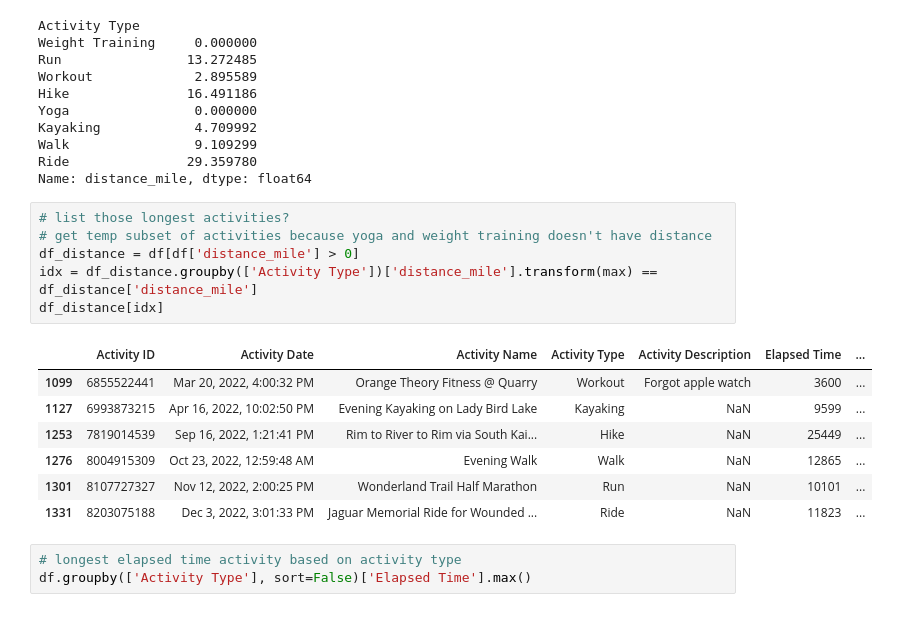
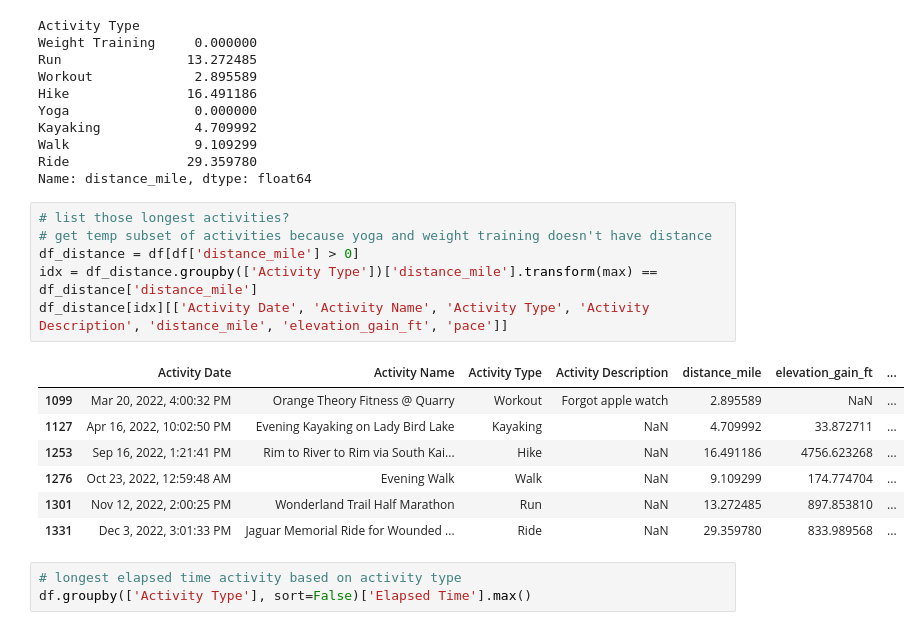
Before and after one commit to dazhaoniel/strava-recap-2022, a Jupyter notebook: strava2022.ipynb, the cells around one changed output. Saved outputs shown, nothing was run; the diff lists cells and outputs as text.

```diff
--- a/strava2022.ipynb
+++ b/strava2022.ipynb
@@ -149,17 +149,17 @@ Name: distance_mile, dtype: float64
 # %%
 # list those longest activities?
 # get temp subset of activities because yoga and weight training doesn't have distance
 df_distance = df[df['distance_mile'] > 0]
 idx = df_distance.groupby(['Activity Type'])['distance_mile'].transform(max) == df_distance['distance_mile']
-df_distance[idx]
+df_distance[idx][['Activity Date', 'Activity Name', 'Activity Type', 'Activity Description', 'distance_mile', 'elevation_gain_ft', 'pace']]
 # %% [output]
-|  | Activity ID | Activity Date | Activity Name | Activity Type | Activity Description | Elapsed Time | ... |
-| 1099 | 6855522441 | Mar 20, 2022, 4:00:32 PM | Orange Theory Fitness @ Quarry | Workout | Forgot apple watch | 3600 | ... |
-| 1127 | 6993873215 | Apr 16, 2022, 10:02:50 PM | Evening Kayaking on Lady Bird Lake | Kayaking | NaN | 9599 | ... |
-| 1253 | 7819014539 | Sep 16, 2022, 1:21:41 PM | Rim to River to Rim via South Kai... | Hike | NaN | 25449 | ... |
-| 1276 | 8004915309 | Oct 23, 2022, 12:59:48 AM | Evening Walk | Walk | NaN | 12865 | ... |
-| 1301 | 8107727327 | Nov 12, 2022, 2:00:25 PM | Wonderland Trail Half Marathon | Run | NaN | 10101 | ... |
-| 1331 | 8203075188 | Dec 3, 2022, 3:01:33 PM | Jaguar Memorial Ride for Wounded ... | Ride | NaN | 11823 | ... |
+|  | Activity Date | Activity Name | Activity Type | Activity Description | distance_mile | elevation_gain_ft | ... |
+| 1099 | Mar 20, 2022, 4:00:32 PM | Orange Theory Fitness @ Quarry | Workout | Forgot apple watch | 2.895589 | NaN | ... |
+| 1127 | Apr 16, 2022, 10:02:50 PM | Evening Kayaking on Lady Bird Lake | Kayaking | NaN | 4.709992 | 33.872711 | ... |
+| 1253 | Sep 16, 2022, 1:21:41 PM | Rim to River to Rim via South Kai... | Hike | NaN | 16.491186 | 4756.623268 | ... |
+| 1276 | Oct 23, 2022, 12:59:48 AM | Evening Walk | Walk | NaN | 9.109299 | 174.774704 | ... |
+| 1301 | Nov 12, 2022, 2:00:25 PM | Wonderland Trail Half Marathon | Run | NaN | 13.272485 | 897.853810 | ... |
+| 1331 | Dec 3, 2022, 3:01:33 PM | Jaguar Memorial Ride for Wounded ... | Ride | NaN | 29.359780 | 833.989568 | ... |
 # %%
 # longest elapsed time activity based on activity type
 df.groupby(['Activity Type'], sort=False)['Elapsed Time'].max()
```
Also changed, not shown: parts of 3 cells of this notebook.
